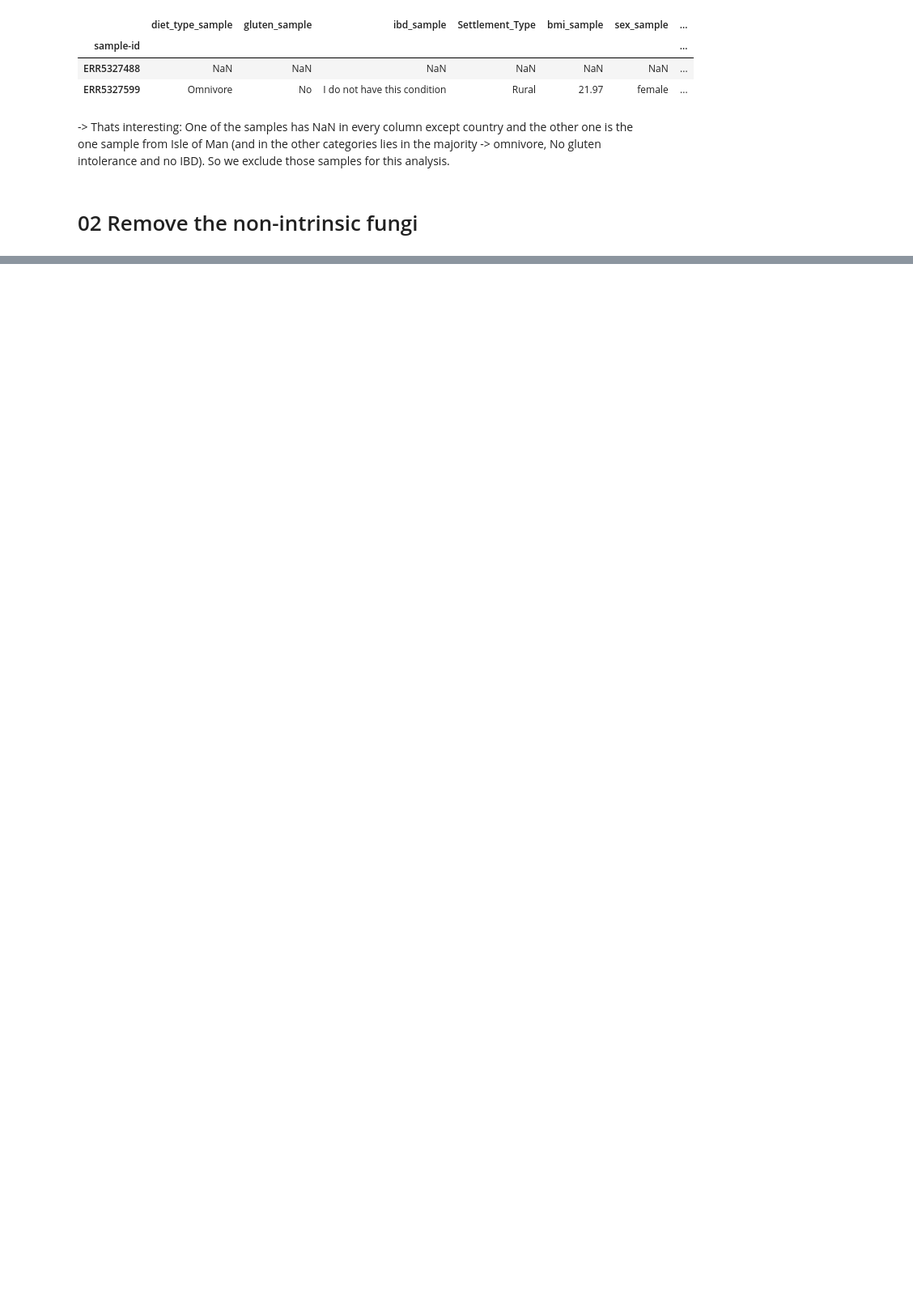
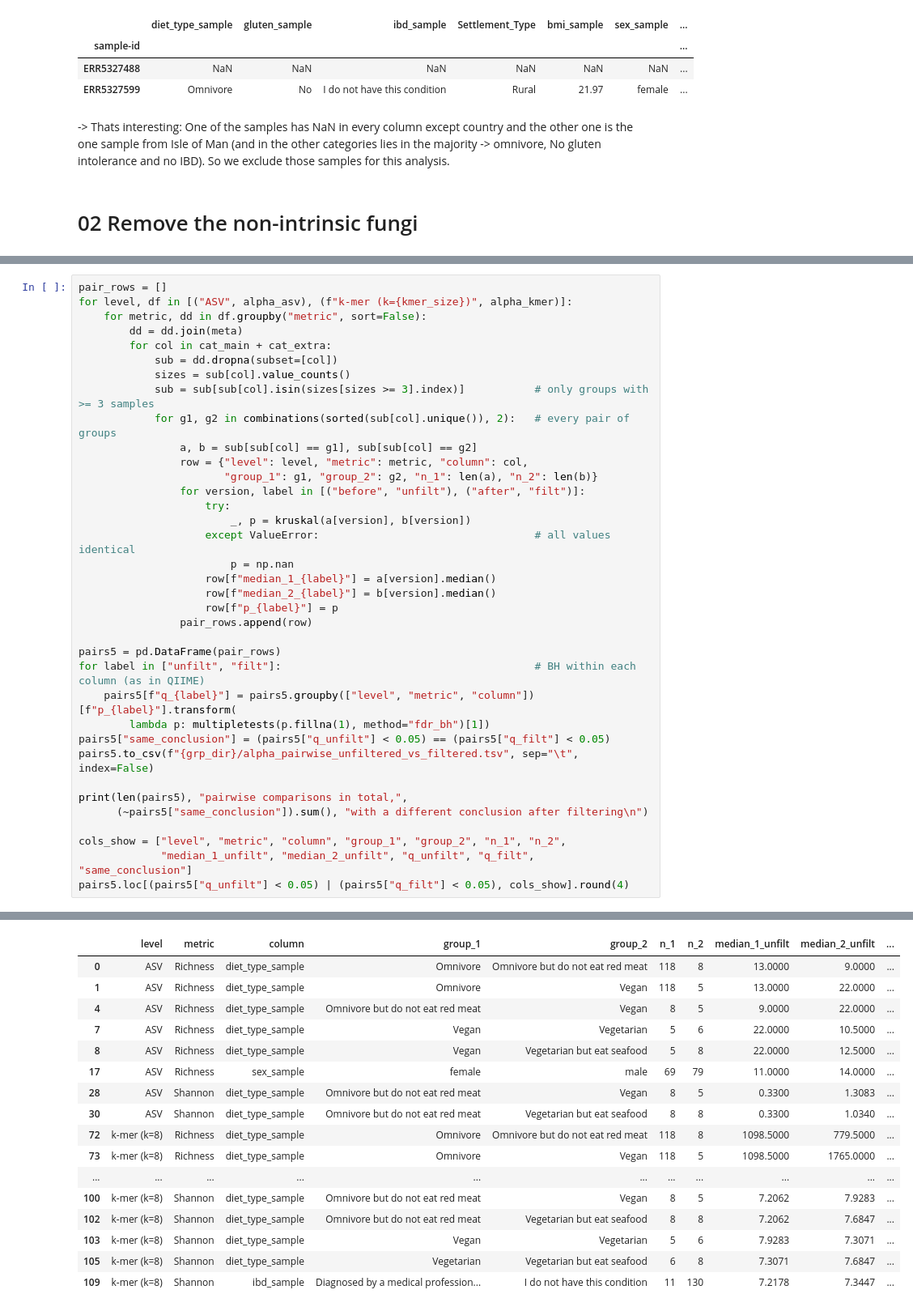
Before and after one commit to elettra-fromm/FunGut, a Jupyter notebook: scripts/19_Fungal_Annotation_Gwendolin.ipynb, the cells around one changed output, grey strips where cells are left out. Shown at 81% size. Cells and saved outputs as stored; diff of their text form; blank space fills up the shorter version.

```diff
--- a/scripts/19_Fungal_Annotation_Gwendolin.ipynb
+++ b/scripts/19_Fungal_Annotation_Gwendolin.ipynb
@@ -403,0 +848,37 @@ out
+# %%
+pair_rows = []
+for level, df in [("ASV", alpha_asv), (f"k-mer (k={kmer_size})", alpha_kmer)]:
+    for metric, dd in df.groupby("metric", sort=False):
+        dd = dd.join(meta)
+        for col in cat_main + cat_extra:
+            sub = dd.dropna(subset=[col])
+            sizes = sub[col].value_counts()
+            sub = sub[sub[col].isin(sizes[sizes >= 3].index)]           # only groups with >= 3 samples
+            for g1, g2 in combinations(sorted(sub[col].unique()), 2):   # every pair of groups
+                a, b = sub[sub[col] == g1], sub[sub[col] == g2]
+                row = {"level": level, "metric": metric, "column": col,
+                       "group_1": g1, "group_2": g2, "n_1": len(a), "n_2": len(b)}
+                for version, label in [("before", "unfilt"), ("after", "filt")]:
+                    try:
+                        _, p = kruskal(a[version], b[version])
+                    except ValueError:                                  # all values identical
+                        p = np.nan
+                    row[f"median_1_{label}"] = a[version].median()
+                    row[f"median_2_{label}"] = b[version].median()
+                    row[f"p_{label}"] = p
+                pair_rows.append(row)
+
+pairs5 = pd.DataFrame(pair_rows)
+for label in ["unfilt", "filt"]:                                        # BH within each column (as in QIIME)
+    pairs5[f"q_{label}"] = pairs5.groupby(["level", "metric", "column"])[f"p_{label}"].transform(
+        lambda p: multipletests(p.fillna(1), method="fdr_bh")[1])
+pairs5["same_conclusion"] = (pairs5["q_unfilt"] < 0.05) == (pairs5["q_filt"] < 0.05)
+pairs5.to_csv(f"{grp_dir}/alpha_pairwise_unfiltered_vs_filtered.tsv", sep="\t", index=False)
+
+print(len(pairs5), "pairwise comparisons in total,",
+      (~pairs5["same_conclusion"]).sum(), "with a different conclusion after filtering\n")
+
+cols_show = ["level", "metric", "column", "group_1", "group_2", "n_1", "n_2",
+             "median_1_unfilt", "median_2_unfilt", "q_unfilt", "q_filt", "same_conclusion"]
+pairs5.loc[(pairs5["q_unfilt"] < 0.05) | (pairs5["q_filt"] < 0.05), cols_show].round(4)
+# %% [output]
@@ -403,0 +886,17 @@ out
+|  | level | metric | column | group_1 | group_2 | n_1 | n_2 | median_1_unfilt | median_2_unfilt | ... |
+| 0 | ASV | Richness | diet_type_sample | Omnivore | Omnivore but do not eat red meat | 118 | 8 | 13.0000 | 9.0000 | ... |
+| 1 | ASV | Richness | diet_type_sample | Omnivore | Vegan | 118 | 5 | 13.0000 | 22.0000 | ... |
+| 4 | ASV | Richness | diet_type_sample | Omnivore but do not eat red meat | Vegan | 8 | 5 | 9.0000 | 22.0000 | ... |
+| 7 | ASV | Richness | diet_type_sample | Vegan | Vegetarian | 5 | 6 | 22.0000 | 10.5000 | ... |
+| 8 | ASV | Richness | diet_type_sample | Vegan | Vegetarian but eat seafood | 5 | 8 | 22.0000 | 12.5000 | ... |
+| 17 | ASV | Richness | sex_sample | female | male | 69 | 79 | 11.0000 | 14.0000 | ... |
+| 28 | ASV | Shannon | diet_type_sample | Omnivore but do not eat red meat | Vegan | 8 | 5 | 0.3300 | 1.3083 | ... |
+| 30 | ASV | Shannon | diet_type_sample | Omnivore but do not eat red meat | Vegetarian but eat seafood | 8 | 8 | 0.3300 | 1.0340 | ... |
+| 72 | k-mer (k=8) | Richness | diet_type_sample | Omnivore | Omnivore but do not eat red meat | 118 | 8 | 1098.5000 | 779.5000 | ... |
+| 73 | k-mer (k=8) | Richness | diet_type_sample | Omnivore | Vegan | 118 | 5 | 1098.5000 | 1765.0000 | ... |
+| ... | ... | ... | ... | ... | ... | ... | ... | ... | ... | ... |
+| 100 | k-mer (k=8) | Shannon | diet_type_sample | Omnivore but do not eat red meat | Vegan | 8 | 5 | 7.2062 | 7.9283 | ... |
+| 102 | k-mer (k=8) | Shannon | diet_type_sample | Omnivore but do not eat red meat | Vegetarian but eat seafood | 8 | 8 | 7.2062 | 7.6847 | ... |
+| 103 | k-mer (k=8) | Shannon | diet_type_sample | Vegan | Vegetarian | 5 | 6 | 7.9283 | 7.3071 | ... |
+| 105 | k-mer (k=8) | Shannon | diet_type_sample | Vegetarian | Vegetarian but eat seafood | 6 | 8 | 7.3071 | 7.6847 | ... |
+| 109 | k-mer (k=8) | Shannon | ibd_sample | Diagnosed by a medical profession... | I do not have this condition | 11 | 130 | 7.2178 | 7.3447 | ... |
```
Also changed, not shown: parts of 50 cells of this notebook, 36 other files.
